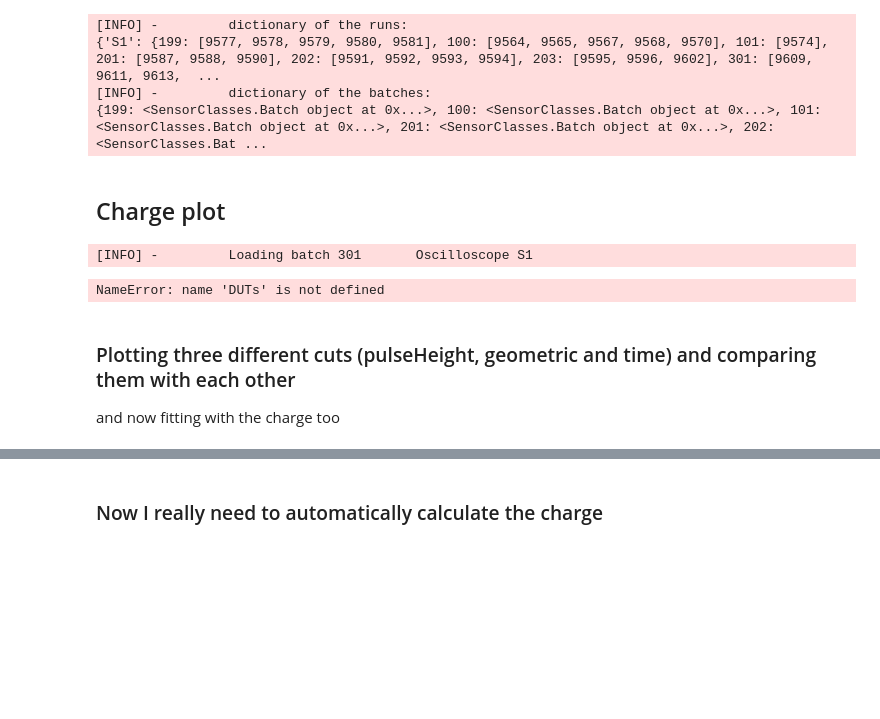
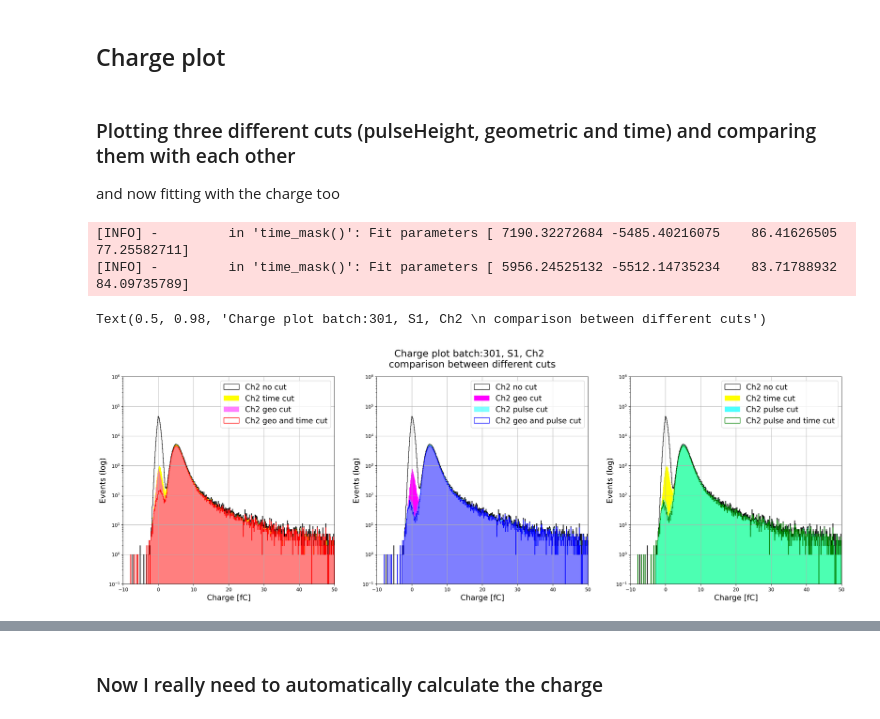
Before and after one commit to TheMarcello/testbeam-analysis, a Jupyter notebook: Charge_plot.ipynb, the cells around one changed output, grey strips where cells are left out. Drawn from its saved outputs; the diff is of its cells as text; code cells hidden in the pictures; blank space fills up the shorter version.

```diff
--- a/Charge_plot.ipynb
+++ b/Charge_plot.ipynb
@@ -37,31 +37,24 @@ bins2 = (np.arange(500, 650, 1),
               np.arange(200, 450, 1))
 
 ### Load the dictionary of sensor names and runs
-sensors_list = read_pickle("sensors_list.pickle")  ### I still need the sensor_list for now
-dict_of_runs = read_pickle("dict_of_runs.pickle")
+# sensors_list = read_pickle("sensors_list.pickle")  ### I still need the sensor_list for now
+# dict_of_runs = read_pickle("dict_of_runs.pickle")
 dict_of_batches = read_pickle("dict_of_batches.pickle")
 
-logging.info(f"dictionary of the runs: \n{dict_of_runs}")
+# logging.info(f"dictionary of the runs: \n{dict_of_runs}")
 logging.info(f"dictionary of the batches: \n{dict_of_batches}")
 
 ### branches to be loaded (+ unnecessary columns)
-branches = ["eventNumber", "Xtr", "Ytr", "pulseHeight", "charge", "timeCFD20", "timeCFD50", "timeCFD70"]
+branches = ["eventNumber", "Xtr", "Ytr", "pulseHeight", "charge", "timeCFD20", "timeCFD50", "timeCFD70", "noise", "width"]
 columns_to_remove = ["Xtr_4","Xtr_5","Xtr_6","Xtr_7","Ytr_4","Ytr_5","Ytr_6","Ytr_7"]
-# %% [output]
-[INFO] -         dictionary of the runs:
-{'S1': {199: [9577, 9578, 9579, 9580, 9581], 100: [9564, 9565, 9567, 9568, 9570], 101: [9574], 201: [9587, 9588, 9590], 202: [9591, 9592, 9593, 9594], 203: [9595, 9596, 9602], 301: [9609, 9611, 9613,  ...
-[INFO] -         dictionary of the batches:
-{199: <SensorClasses.Batch object at 0x...>, 100: <SensorClasses.Batch object at 0x...>, 101: <SensorClasses.Batch object at 0x...>, 201: <SensorClasses.Batch object at 0x...>, 202: <SensorClasses.Bat ...
 # %% [markdown]
 ## Charge plot
 # %%
-this_batch = 301
+this_batch = 401
 this_scope = 'S1'
-df = load_batch(this_batch, this_scope)
+DUTs = [1,2,3]
+
+df = load_batch(this_batch, this_scope, branches=branches)
-# %% [output]
-[INFO] -         Loading batch 301       Oscilloscope S1
 # %%
 mins = [find_min_btw_peaks(df[f"pulseHeight_{i}"], bins='rice', plot=False) for i in DUTs]
-# %% [output]
-NameError: name 'DUTs' is not defined
 # %%
@@ -120,7 +112,7 @@ color_geo, color_pulse, color_time = 'magenta', 'cyan', 'yellow'
 
 transimpedance = [dict_of_batches[this_batch].S[this_scope].get_sensor(f'ch{dut+1}').transimpedance for dut in DUTs]
 time_cuts = [time_mask(df, dut, bins=5000, plot=False)[0] for dut in DUTs]
-geo_cuts = [geometry_mask(df, bins=bins1, bins_find_min='rice', DUT_number=dut) for dut in DUTs]
+geo_cuts = [geometry_mask(df, bins=bins1, bins_find_min='rice', DUT_number=dut)[0] for dut in DUTs]
 pulse_cuts = [df[f'pulseHeight_{dut}']>mins[dut-1] for dut in DUTs]
 dut = 1
 
@@ -171,33 +163,38 @@ if DO_FIT:
 
 hist_time_cut,_,_,_,_ = plot_histogram(df[f'charge_{dut}'].loc[time_cuts[dut-1]]/transimpedance[dut-1], bins=my_bins,
                                        histtype='stepfilled', color=color_time, alpha=1, label=f"Ch{dut+1} time cut",
                                        fig_ax=(fig,axes[2]))
 
 hist_pulse_cut,_,_,_,_ = plot_histogram(df[f'charge_{dut}'].loc[pulse_cuts[dut-1]]/transimpedance[dut-1], bins=my_bins,
                                        histtype='stepfilled', color=color_pulse, alpha=.7, label=f"Ch{dut+1} pulse cut",
                                        fig_ax=(fig,axes[2]))
 
 hist_pulse_time_cut,_,_,_,_ = plot_histogram(df[f'charge_{dut}'].loc[np.logical_and(geo_cuts[dut-1],pulse_cuts[dut-1])]/transimpedance[dut-1], bins=my_bins,
                                        histtype='step', color=colormap[2], alpha=1, label=f"Ch{dut+1} pulse and time cut",
                                        fig_ax=(fig,axes[2]))
 
 if DO_FIT:
     legend_text.append("MPV: %.2f, $\eta$: %.2f, $\sigma$: %.2f" %(param[0],param[1], param[2])) # only two decimals
     param, covariance = curve_fit(pylandau.langau, bins_centers, hist_pulse_time_cut, p0=(10,1,1,np.max(hist_pulse_time_cut)))
     axes[2].plot(bins_centers, pylandau.langau(bins_centers, *param), color='k', label="Landau*Gaussian fit")
 
 for i in range(3):
     axes[i].semilogy()
     axes[i].set_xlim(-10,50)
     axes[i].set_ylim(0.1,1e6)
     axes[i].set_xlabel("Charge [fC]", fontsize=16)
     axes[i].set_ylabel("Events (log)", fontsize=16)
     handles, labels = axes[i].get_legend_handles_labels()
     if DO_FIT: handles.append(mpatches.Patch(color='none', label=legend_text[i]))
     axes[i].legend(handles=handles, fontsize=16);
 
 fig.suptitle(f"Charge plot batch:{this_batch}, {this_scope}, Ch{dut+1} \n comparison between different cuts", fontsize=20)
 # fig.savefig(f"../various plots/Charge_plot_comparison_{this_batch}_{this_scope}_Ch{dut+1}.jpg")
+# %% [output]
+[INFO] -         in 'time_mask()': Fit parameters [ 7190.32272684 -5485.40216075    86.41626505    77.25582711]
+[INFO] -         in 'time_mask()': Fit parameters [ 5956.24525132 -5512.14735234    83.71788932    84.09735789]
+Text(0.5, 0.98, 'Charge plot batch:301, S1, Ch2 \n comparison between different cuts')
+[figure, added]
 # %%
 dut = 2
 charge_fit(df, dut=dut, mask=np.logical_and(geo_cuts[dut-1],pulse_cuts[dut-1]), transimpedance=transimpedance[dut-1], plot=False)
```
Also changed, not shown: parts of 5 cells of this notebook, 1 other file.
